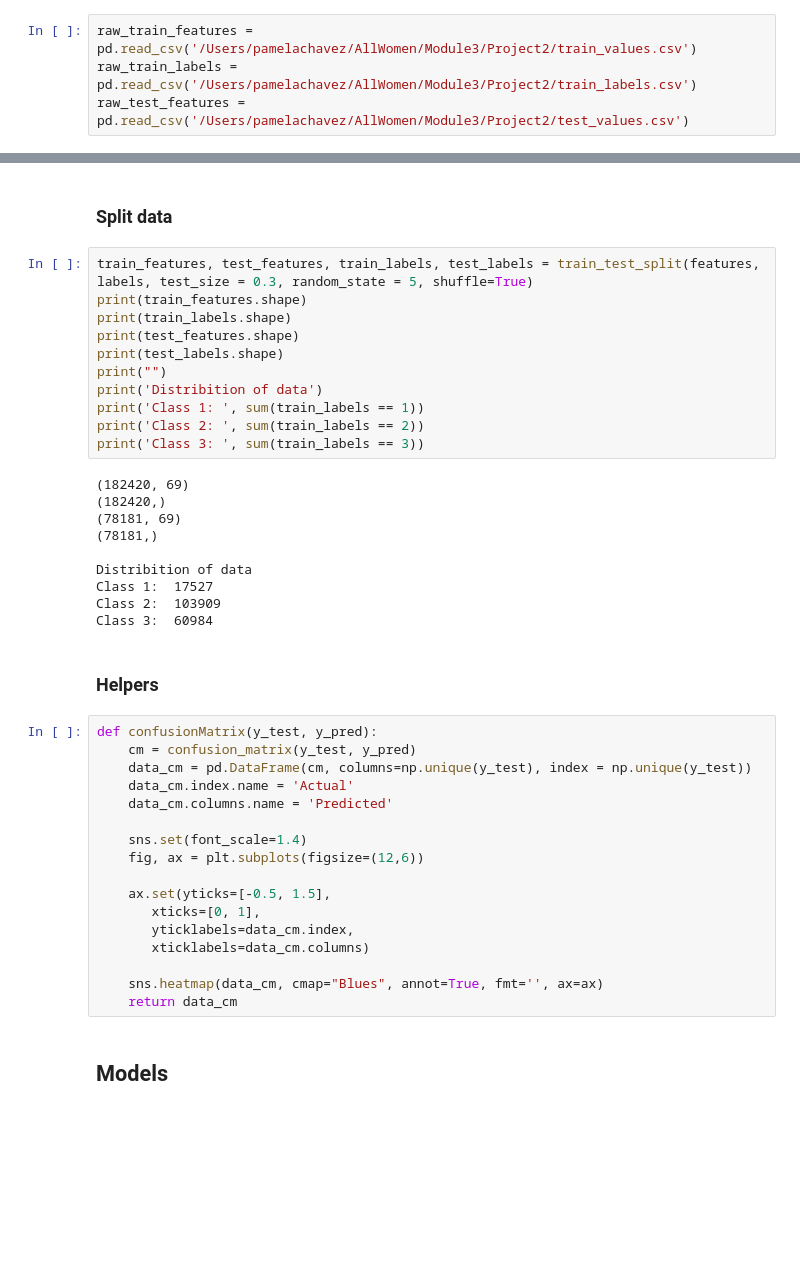
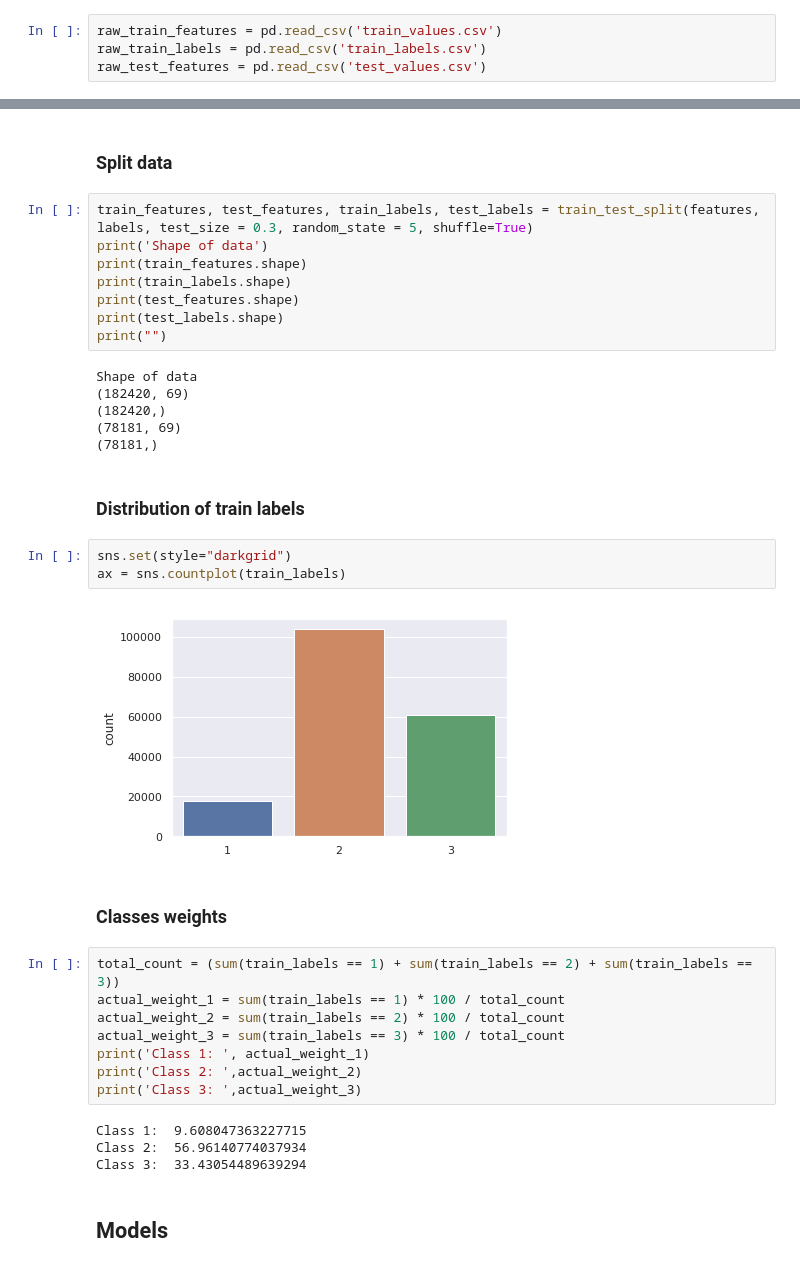
Before and after one commit to belulali/earthquake, a Jupyter notebook: Earthquake.ipynb, the cells around one changed output, grey strips where cells are left out. Cells and saved outputs as stored; diff of their text form; blank space fills up the shorter version.

```diff
--- a/Earthquake.ipynb
+++ b/Earthquake.ipynb
@@ -9,7 +30,7 @@ from sklearn.linear_model import LinearRegression
 # %%
-raw_train_features = pd.read_csv('/Users/pamelachavez/AllWomen/Module3/Project2/train_values.csv')
-raw_train_labels = pd.read_csv('/Users/pamelachavez/AllWomen/Module3/Project2/train_labels.csv')
-raw_test_features = pd.read_csv('/Users/pamelachavez/AllWomen/Module3/Project2/test_values.csv')
+raw_train_features = pd.read_csv('train_values.csv')
+raw_train_labels = pd.read_csv('train_labels.csv')
+raw_test_features = pd.read_csv('test_values.csv')
 # %% [markdown]
 ### Dealing with categorical variables
 # %%
@@ -85,44 +57,39 @@ features = np.array(extended_train_features)
 ### Split data
 # %%
 train_features, test_features, train_labels, test_labels = train_test_split(features, labels, test_size = 0.3, random_state = 5, shuffle=True)
+print('Shape of data')
 print(train_features.shape)
 print(train_labels.shape)
 print(test_features.shape)
 print(test_labels.shape)
 print("")
-print('Distribition of data')
-print('Class 1: ', sum(train_labels == 1))
-print('Class 2: ', sum(train_labels == 2))
-print('Class 3: ', sum(train_labels == 3))
 # %% [output]
+Shape of data
 (182420, 69)
 (182420,)
 (78181, 69)
 (78181,)
-
-Distribition of data
-Class 1:  17527
-Class 2:  103909
-Class 3:  60984
-# %% [markdown]
-### Helpers
-# %%
-def confusionMatrix(y_test, y_pred):
-    cm = confusion_matrix(y_test, y_pred)
-    data_cm = pd.DataFrame(cm, columns=np.unique(y_test), index = np.unique(y_test))
-    data_cm.index.name = 'Actual'
-    data_cm.columns.name = 'Predicted'
-
-    sns.set(font_scale=1.4)
-    fig, ax = plt.subplots(figsize=(12,6))
-
-    ax.set(yticks=[-0.5, 1.5],
-       xticks=[0, 1],
-       yticklabels=data_cm.index,
-       xticklabels=data_cm.columns)
-
-    sns.heatmap(data_cm, cmap="Blues", annot=True, fmt='', ax=ax)
-    return data_cm
+# %% [markdown]
+### Distribution of train labels
+# %%
+sns.set(style="darkgrid")
+ax = sns.countplot(train_labels)
+# %% [output]
+[figure, added]
+# %% [markdown]
+### Classes weights
+# %%
+total_count = (sum(train_labels == 1) + sum(train_labels == 2) + sum(train_labels == 3))
+actual_weight_1 = sum(train_labels == 1) * 100 / total_count
+actual_weight_2 = sum(train_labels == 2) * 100 / total_count
+actual_weight_3 = sum(train_labels == 3) * 100 / total_count
+print('Class 1: ', actual_weight_1)
+print('Class 2: ',actual_weight_2)
+print('Class 3: ',actual_weight_3)
+# %% [output]
+Class 1:  9.608047363227715
+Class 2:  56.96140774037934
+Class 3:  33.43054489639294
 # %% [markdown]
 ## Models
 # %%
```
Also changed, not shown: parts of 30 cells of this notebook.
